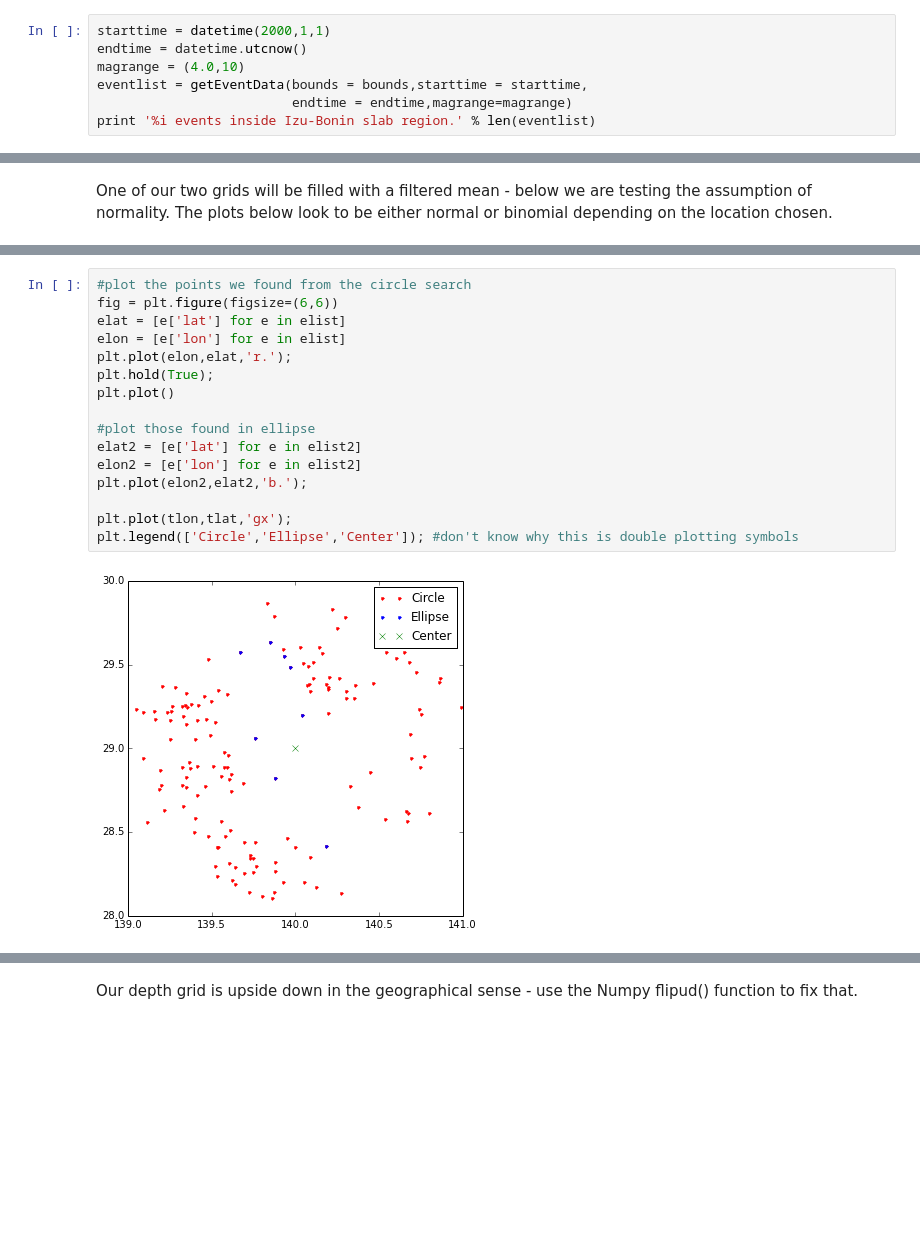
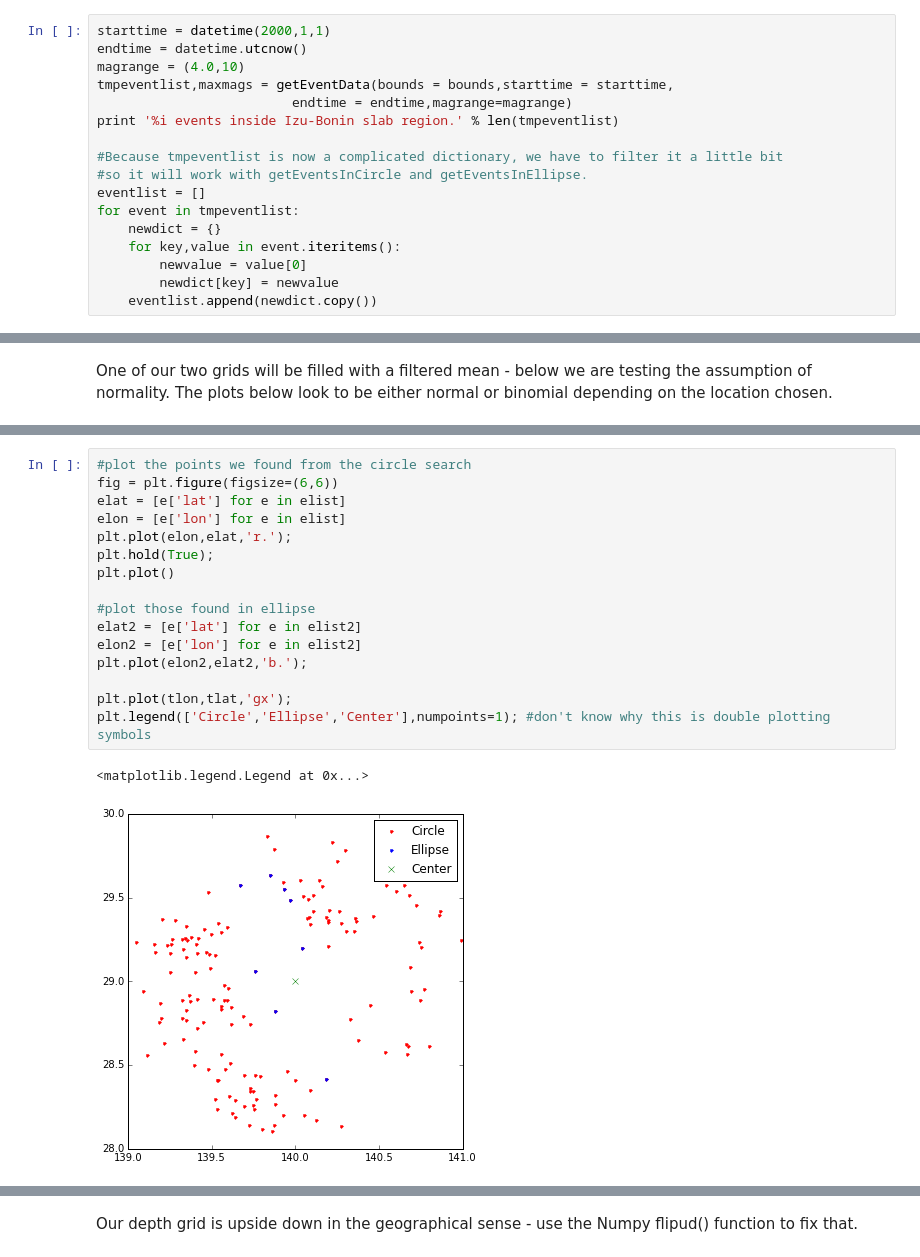
Before and after one commit to usgs/slab2, a Jupyter notebook: notebooks/IntroToSlab2.0.ipynb, the cells around one changed output, grey strips where cells are left out. Saved outputs shown, nothing was run; the diff lists cells and outputs as text; blank space fills up the shorter version.

Commit message:
Fixed bugs in notebook, re-ran with new data

```diff
--- a/notebooks/IntroToSlab2.0.ipynb
+++ b/notebooks/IntroToSlab2.0.ipynb
@@ -85,7 +85,17 @@ Search ComCat for recent events inside the rectangle defined by the arrays above
 starttime = datetime(2000,1,1)
 endtime = datetime.utcnow()
 magrange = (4.0,10)
-eventlist = getEventData(bounds = bounds,starttime = starttime,
+tmpeventlist,maxmags = getEventData(bounds = bounds,starttime = starttime,
                          endtime = endtime,magrange=magrange)
-print '%i events inside Izu-Bonin slab region.' % len(eventlist)
+print '%i events inside Izu-Bonin slab region.' % len(tmpeventlist)
+
+#Because tmpeventlist is now a complicated dictionary, we have to filter it a little bit
+#so it will work with getEventsInCircle and getEventsInEllipse.
+eventlist = []
+for event in tmpeventlist:
+    newdict = {}
+    for key,value in event.iteritems():
+        newvalue = value[0]
+        newdict[key] = newvalue
+    eventlist.append(newdict.copy())
 # %% [output]
@@ -180,21 +190,22 @@ Elist2 size =  8
 # %%
 #plot the points we found from the circle search
 fig = plt.figure(figsize=(6,6))
 elat = [e['lat'] for e in elist]
 elon = [e['lon'] for e in elist]
 plt.plot(elon,elat,'r.');
 plt.hold(True);
 plt.plot()
 
 #plot those found in ellipse
 elat2 = [e['lat'] for e in elist2]
 elon2 = [e['lon'] for e in elist2]
 plt.plot(elon2,elat2,'b.');
 
 plt.plot(tlon,tlat,'gx');
-plt.legend(['Circle','Ellipse','Center']); #don't know why this is double plotting symbols
+plt.legend(['Circle','Ellipse','Center'],numpoints=1); #don't know why this is double plotting symbols
 # %% [output]
+<matplotlib.legend.Legend at 0x...>
-[figure, old version]
+[figure, new version]
 # %%
 tstart = datetime.now()
 radius = 100
```
Also changed, not shown: parts of 4 cells of this notebook.
